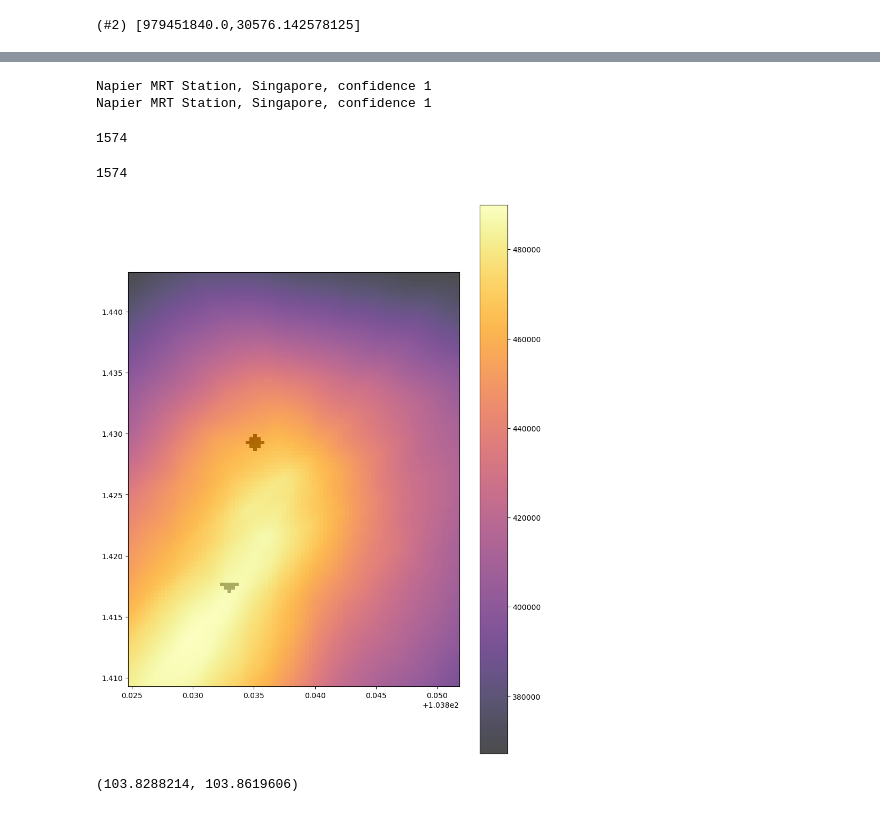
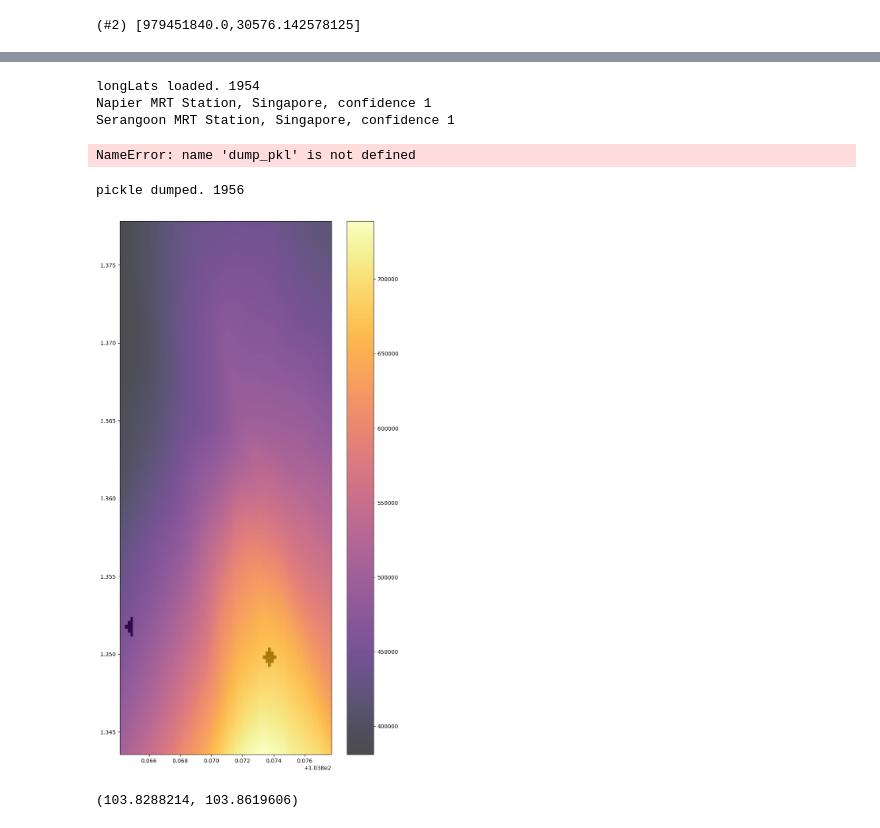
Before and after one commit to kelvinsjk/hdb-resale-price-ai, a Jupyter notebook: api-access-serangoon.ipynb, the cells around one changed output, grey strips where cells are left out. Saved outputs shown, nothing was run; the diff lists cells and outputs as text; code cells hidden in the pictures.

Commit message:
serangoon

```diff
--- a/api-access-serangoon.ipynb
+++ b/api-access-serangoon.ipynb
@@ -269,16 +256,17 @@ latRight = latMax + (latMax-latMin)/10
 longMin, longMax = df.long.min(),df.long.max()
 longLeft = longMin - (longMax-longMin)/10
 longRight = longMax + (longMax-longMin)/10
-n1 = 6*15
-n2 = 8*15
+n1 = 4*20
+n2 = 7*20
 longs = np.linspace(longLeft, longRight, n1)
 lats = np.linspace(latLeft, latRight, n2)
 prices = np.ndarray((n2,n1))
 for i,lat in enumerate(lats):
-  print(f"{i} of {n1}")
+  if i%10==0: print(f"{i} of {n2}")
   row['lat'] = lat
   for j,long in enumerate(longs):
     row['long'] = long
-    _, yPred, _ = learn.predict(row)
-    prices[i][j] = yPred.item()
+    with learn.no_bar(), learn.no_logging():
+      _, yPred, _ = learn.predict(row)
+      prices[i][j] = yPred.item()
 # %% [output]
@@ -287,7 +291,9 @@ for i,lat in enumerate(lats):
 import http.client, urllib.parse
 import json
 
-mrts = ["Khatib MRT", "Yishun MRT"]
+mrts = ["Lorong Chuan MRT", "Serangoon MRT"]
+
+longLats = load_pkl()
 
 responses = []
 for mrt in mrts:
@@ -309,20 +315,21 @@ for mrt in mrts:
     else:
         print(f"check {mrt}. {first_response['label']}. confidence of {first_response['confidence']}")
 
-pickle.dump(longLats, open('./longLat.pkl', 'wb'))
-len(longLats)
+dump_pkl(longLats)
 # %% [output]
+longLats loaded. 1954
 Napier MRT Station, Singapore, confidence 1
-Napier MRT Station, Singapore, confidence 1
+Serangoon MRT Station, Singapore, confidence 1
-1574
+NameError: name 'dump_pkl' is not defined
+# %%
+longLats['Lorong Chuan MRT'] = (103.86458,1.3516)
 # %%
-longLats["Yishun MRT"] = (103.83502,1.42934)
-longLats["Khatib MRT"] = (103.83302,1.41735)
-
-pickle.dump(longLats, open('./longLat.pkl', 'wb'))
-len(longLats)
+def dump_pkl(longLats):
+    pickle.dump(longLats, open('./longLat.pkl', 'wb'))
+    print(f"pickle dumped. {len(longLats)}")
+dump_pkl(longLats)
 # %% [output]
-1574
+pickle dumped. 1956
 # %%
 def min_coords(long,lat):
   return (np.abs((longs-long)).argmin(), np.abs(lats-lat).argmin())
@@ -335,18 +342,21 @@ mrt_map = np.zeros((n2,n1))
 #  mrt_map[j+m-1][i+n-1] = 1
 
 (i,j) = min_coords(*longLats[mrts[0]])
+# left
+mrt_map[j-2][i+1]=1
+mrt_map[j-1][i+1]=1
 mrt_map[j-1][i]=1
 mrt_map[j][i]=1
 mrt_map[j][i-1]=1
 mrt_map[j][i+1]=1
-mrt_map[j+1][i-2]=1
-mrt_map[j+1][i-1]=1
-mrt_map[j+1][i+2]=1
+mrt_map[j+1][i]=1
 mrt_map[j+1][i+1]=1
-mrt_map[j+1][i]=1
+mrt_map[j+2][i+1]=1
+
 
 """
 (i,j) = min_coords(*longLats[mrts[0]])
+# up
 mrt_map[j+1][i]=1
 mrt_map[j][i]=1
 mrt_map[j][i-1]=1
@@ -356,7 +366,7 @@ mrt_map[j-1][i-1]=1
 mrt_map[j-1][i+2]=1
 mrt_map[j-1][i+1]=1
 mrt_map[j-1][i]=1
-(i,j) = min_coords(*longLats[mrts[0]])
+# left
 mrt_map[j-2][i+1]=1
 mrt_map[j-1][i+1]=1
 mrt_map[j-1][i]=1
@@ -366,7 +376,7 @@ mrt_map[j][i+1]=1
 mrt_map[j+1][i]=1
 mrt_map[j+1][i+1]=1
 mrt_map[j+2][i+1]=1
-(i,j) = min_coords(*longLats[mrts[2]])
+# right?
 mrt_map[j-2][i-1]=1
 mrt_map[j-1][i-1]=1
 mrt_map[j-1][i]=1
@@ -376,34 +386,34 @@ mrt_map[j][i+1]=1
 mrt_map[j+1][i]=1
 mrt_map[j+1][i-1]=1
 mrt_map[j+2][i-1]=1
 """
 (i,j) = min_coords(*longLats[mrts[1]])
 mrt_map[j+1][i]=1
 mrt_map[j+1][i-1]=1
 mrt_map[j+1][i+1]=1
 mrt_map[j-1][i]=1
 mrt_map[j-1][i+1]=1
 mrt_map[j-1][i-1]=1
 mrt_map[j][i]=1
 mrt_map[j][i-1]=1
 mrt_map[j][i+1]=1
 mrt_map[j][i-2]=1
 mrt_map[j][i+2]=1
 mrt_map[j+2][i]=1
 mrt_map[j-2][i]=1
 
 fig,ax=plt.subplots()
 #mrt
 #color map
 shw2 = ax.imshow(mrt_map, extent=[longLeft, longRight, latLeft, latRight], origin='lower',cmap='Greys',alpha=1.0)
 shw = ax.imshow(prices, extent=[longLeft, longRight, latLeft, latRight], origin='lower',alpha=0.7, cmap='inferno')
 bar = plt.colorbar(shw)
 fig.set_figwidth(10)
 fig.set_figheight(10/n1*n2)
 
 plt.show()
 # %% [output]
-[figure, old version]
+[figure, new version]
 # %%
 longLeft,longRight
 # %% [output]
```
Also changed, not shown: parts of 16 cells of this notebook, 8 other files.
